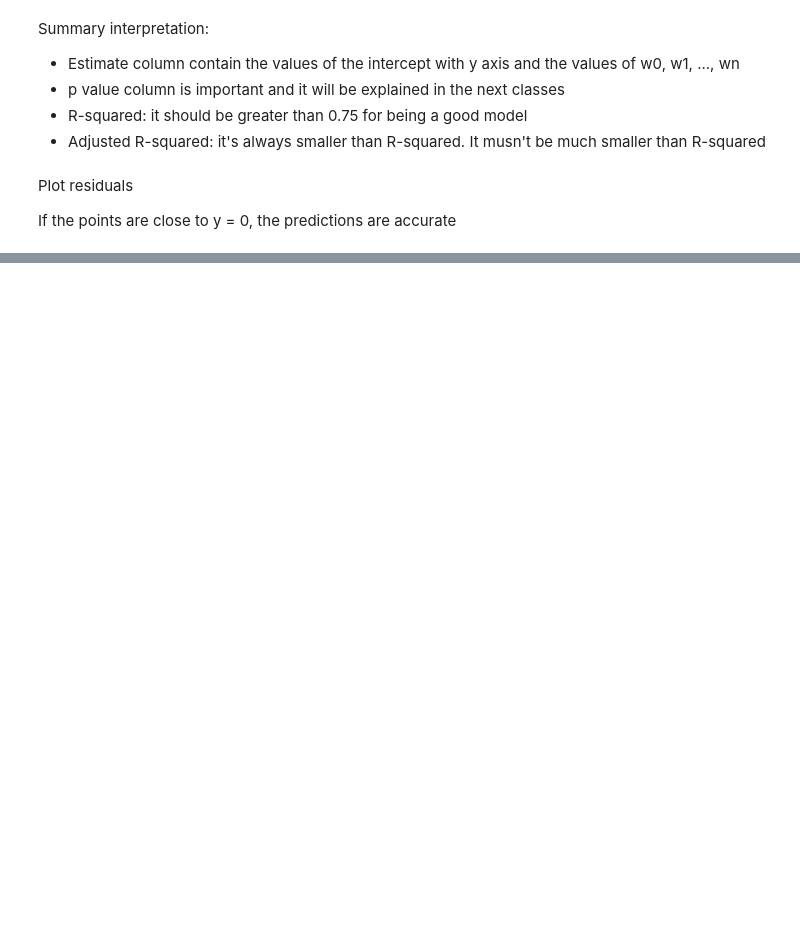
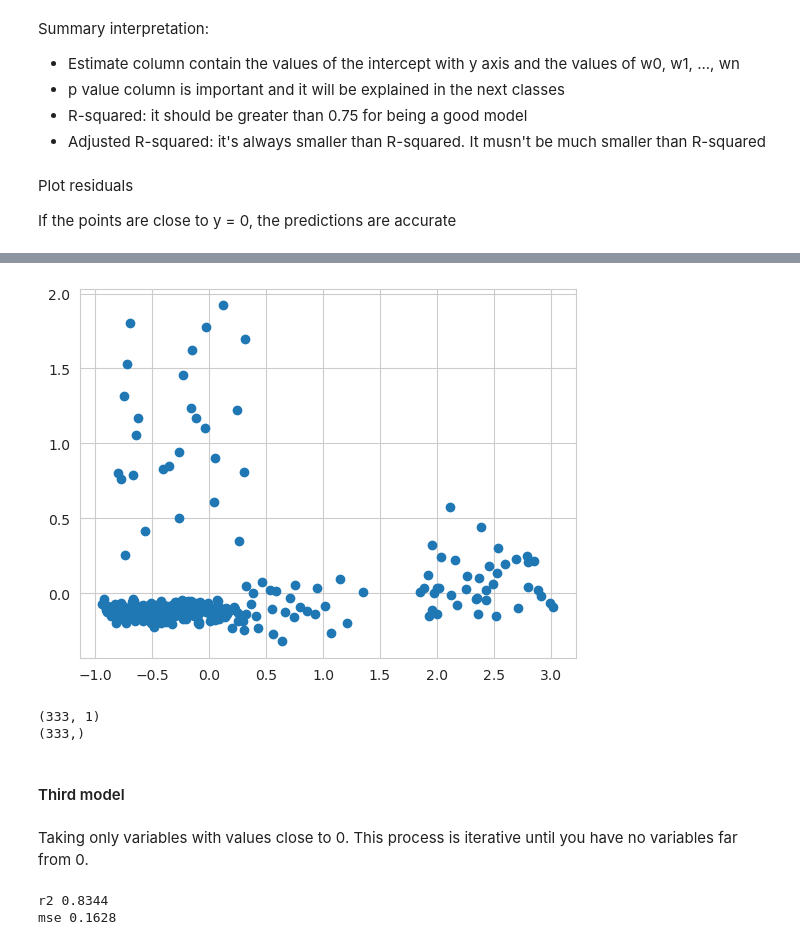
Before and after one commit to alejo-cuello/first-steps-data-science, a Jupyter notebook: 03-final-project.ipynb, the cells around one changed output, grey strips where cells are left out. Cells and saved outputs as stored; diff of their text form; code cells hidden in the pictures; blank space fills up the shorter version.

```diff
--- a/03-final-project.ipynb
+++ b/03-final-project.ipynb
@@ -154,0 +157,25 @@ plt.show()
+# %%
+df_second = df.copy()
+# %%
+df_second['age-squared'] = df_second['age']**2
+df_second['overweight'] = (df_second['bmi'] >= 30).astype(int)
+df_second['overweight-smoker'] = df_second['overweight'] * df_second['smoker_yes']
+# %%
+X_cols = list(set(df_second.columns)-set(['charges']))
+y_col = ['charges']
+
+X = df_second[X_cols].values
+y = df_second[y_col].values
+
+X_train, X_test, y_train, y_test = train_test_split(X,y)
+sc_x = StandardScaler().fit(X)
+sc_y = StandardScaler().fit(y)
+
+X_train =  sc_x.transform(X_train)
+X_test =  sc_x.transform(X_test)
+y_train =  sc_y.transform(y_train)
+y_test =  sc_y.transform(y_test)
+
+model = LinearRegression()
+model.fit(X_train, y_train)
+y_pred = model.predict(X_test)
@@ -154,0 +194,10 @@ plt.show()
+# %%
+y_test = y_test.reshape(-1)
+
+print("====Summary====")
+# Agregamos constante para el intercepto (muy importante para statsmodels)
+X_test_sm = sm.add_constant(X_test)
+# Creamos el modelo de regresión OLS (Ordinary Least Squares)
+model_sm = sm.OLS(y_test, X_test_sm).fit()
+# Mostramos el summary completo
+print(model_sm.summary())
@@ -154,0 +222,12 @@ plt.show()
+# %%
+residuals = np.subtract(y_test, y_pred.reshape(-1))
+plt.scatter(y_pred, residuals)
+plt.show()
+# %% [output]
+[figure, added]
+(333, 1)
+(333,)
+# %% [markdown]
+#### Third model
+# %% [markdown]
+Taking only variables with values close to 0. This process is iterative until you have no variables far from 0.
@@ -154,0 +253,9 @@ plt.show()
+# %%
+mse = metrics.mean_squared_error(y_test, y_pred)
+r2 = metrics.r2_score(y_test, y_pred)
+
+print('r2', round(r2,4)) #Up to 0.75 is a good value
+print('mse', round(mse,4))
+# %% [output]
+r2 0.8344
+mse 0.1628
```
Also changed, not shown: parts of 12 cells of this notebook.
